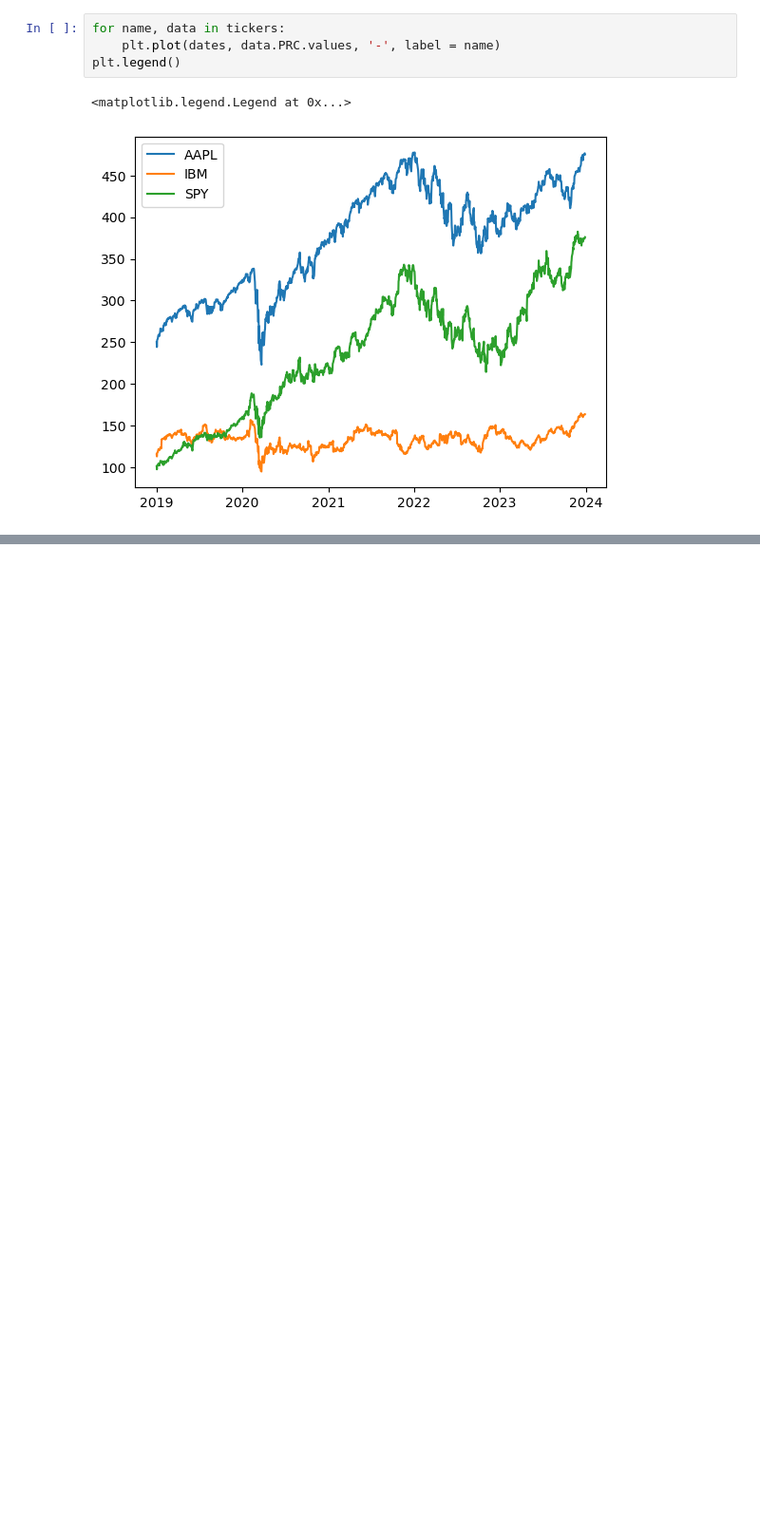
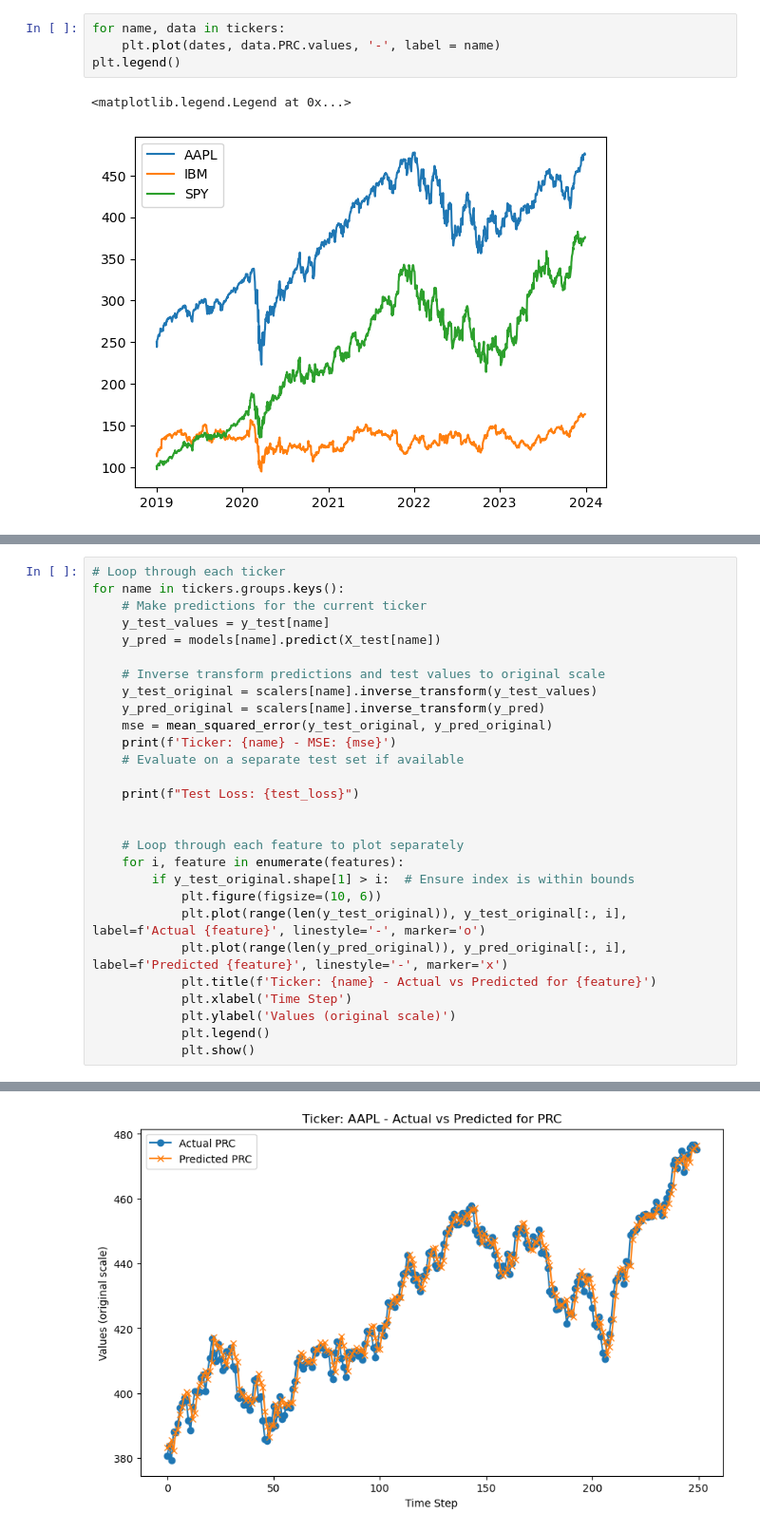
Before and after one commit to yshirai999/Erdos-project, a Jupyter notebook: RNN and RNN DO_test.ipynb, the cells around one changed output, grey strips where cells are left out. Shown at 95% size. Saved outputs shown, nothing was run; the diff lists cells and outputs as text; blank space fills up the shorter version.

```diff
--- a/RNN and RNN DO_test.ipynb
+++ b/RNN and RNN DO_test.ipynb
@@ -411,0 +215,29 @@ print(y_test)
+# %%
+# Loop through each ticker
+for name in tickers.groups.keys():
+    # Make predictions for the current ticker
+    y_test_values = y_test[name]
+    y_pred = models[name].predict(X_test[name])
+
+    # Inverse transform predictions and test values to original scale
+    y_test_original = scalers[name].inverse_transform(y_test_values)
+    y_pred_original = scalers[name].inverse_transform(y_pred)
+    mse = mean_squared_error(y_test_original, y_pred_original)
+    print(f'Ticker: {name} - MSE: {mse}')
+    # Evaluate on a separate test set if available
+
+    print(f"Test Loss: {test_loss}")
+
+
+    # Loop through each feature to plot separately
+    for i, feature in enumerate(features):
+        if y_test_original.shape[1] > i:  # Ensure index is within bounds
+            plt.figure(figsize=(10, 6))
+            plt.plot(range(len(y_test_original)), y_test_original[:, i], label=f'Actual {feature}', linestyle='-', marker='o')
+            plt.plot(range(len(y_pred_original)), y_pred_original[:, i], label=f'Predicted {feature}', linestyle='-', marker='x')
+            plt.title(f'Ticker: {name} - Actual vs Predicted for {feature}')
+            plt.xlabel('Time Step')
+            plt.ylabel('Values (original scale)')
+            plt.legend()
+            plt.show()
+# %% [output]
@@ -411,0 +247 @@ print(y_test)
+[figure, added]
```
Also changed, not shown: parts of 22 cells of this notebook.
